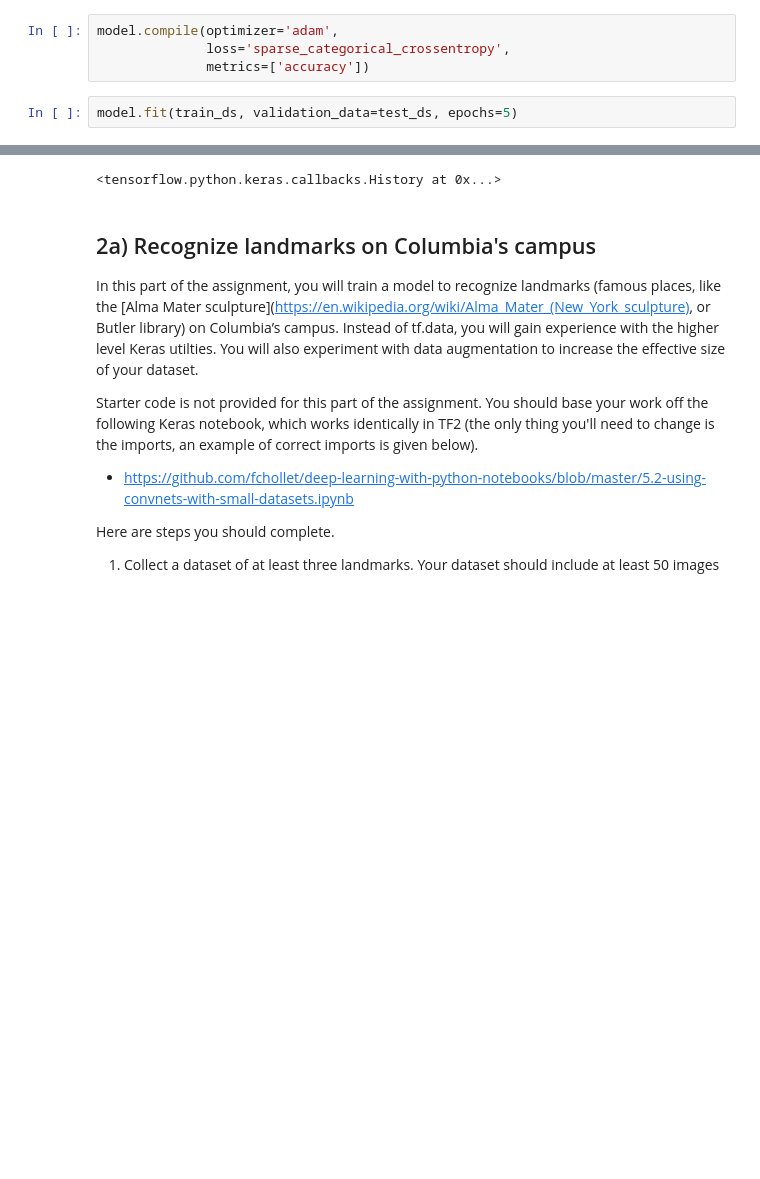
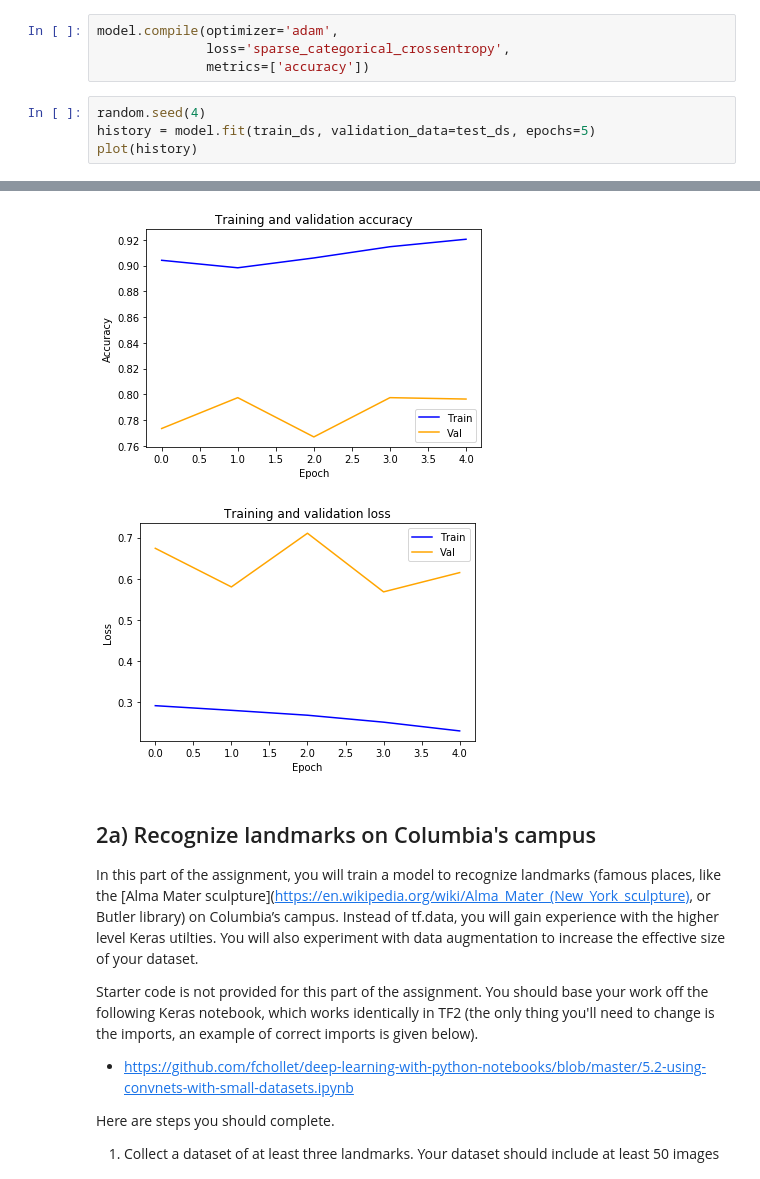
Before and after one commit to ysjbluemoon/Applied-Deep-Learning, a Jupyter notebook: Assignment 2/a2-1.ipynb, the cells around one changed output, grey strips where cells are left out. Saved outputs shown, nothing was run; the diff lists cells and outputs as text; blank space fills up the shorter version.

```diff
--- a/Assignment 2/a2-1.ipynb
+++ b/Assignment 2/a2-1.ipynb
@@ -637,6 +642,8 @@ model.compile(optimizer='adam',
               loss='sparse_categorical_crossentropy',
               metrics=['accuracy'])
 # %%
-model.fit(train_ds, validation_data=test_ds, epochs=5)
+random.seed(4)
+history = model.fit(train_ds, validation_data=test_ds, epochs=5)
+plot(history)
 # %% [output]
 Epoch 1/5
@@ -652,4 +659,5 @@ Epoch 5/5
-<tensorflow.python.keras.callbacks.History at 0x...>
+[figure, added]
+[figure, added]
 # %% [markdown]
 ## 2a) Recognize landmarks on Columbia's campus
 
```
Also changed, not shown: parts of 47 cells of this notebook.
